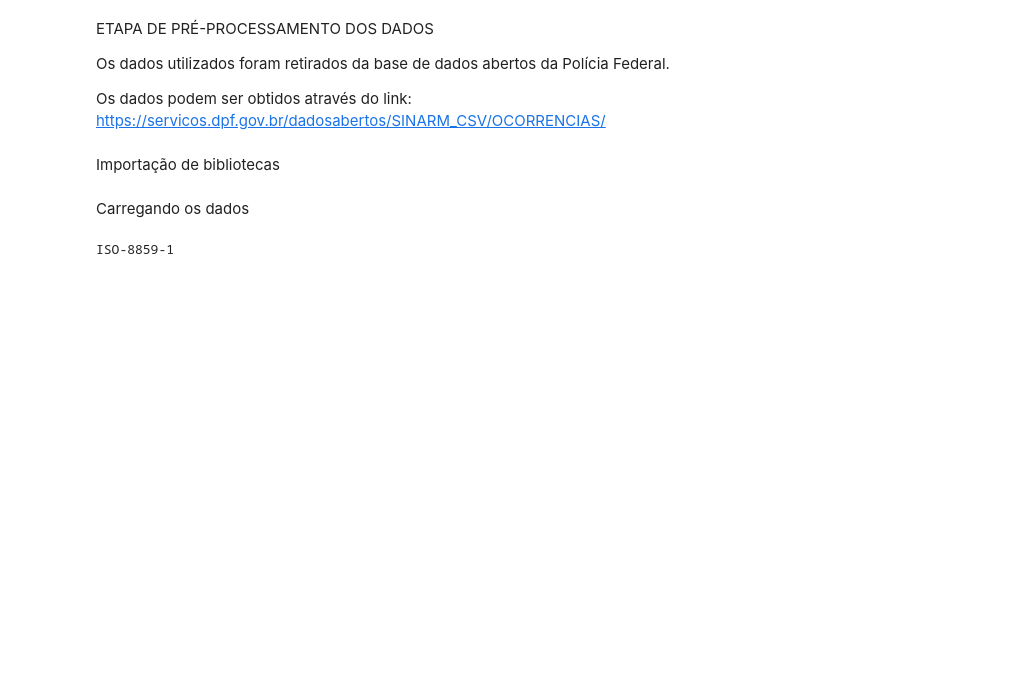
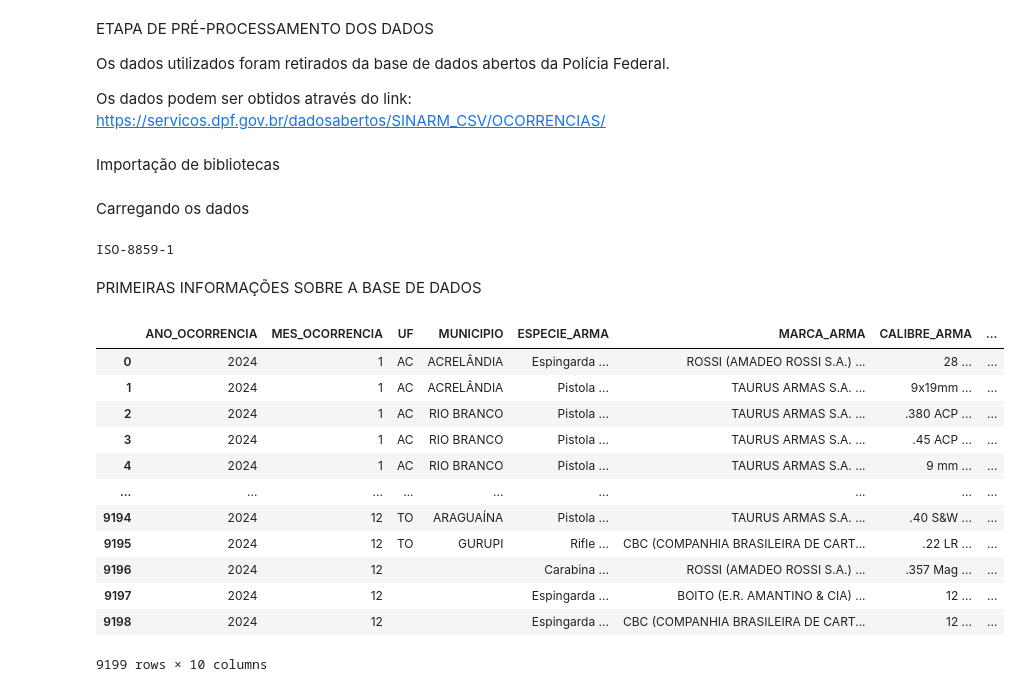
Before and after one commit to Victorferb/Minera-o-de-dados, a Jupyter notebook: pre-processamento.ipynb, the cells around one changed output. Cells and saved outputs as stored; diff of their text form; code cells hidden in the pictures; blank space fills up the shorter version.

```diff
--- a/pre-processamento.ipynb
+++ b/pre-processamento.ipynb
@@ -34,0 +38,18 @@ dados = pd.read_csv("OCORRENCIAS_2024_utf8.csv", encoding="utf-8", sep=";") #Sep
+# %% [markdown]
+PRIMEIRAS INFORMAÇÕES SOBRE A BASE DE DADOS
+# %%
+display(df)
+# %% [output]
+|  | ANO_OCORRENCIA | MES_OCORRENCIA | UF | MUNICIPIO | ESPECIE_ARMA | MARCA_ARMA | CALIBRE_ARMA | ... |
+| 0 | 2024 | 1 | AC | ACRELÂNDIA | Espingarda ... | ROSSI (AMADEO ROSSI S.A.) ... | 28 ... | ... |
+| 1 | 2024 | 1 | AC | ACRELÂNDIA | Pistola ... | TAURUS ARMAS S.A. ... | 9x19mm ... | ... |
+| 2 | 2024 | 1 | AC | RIO BRANCO | Pistola ... | TAURUS ARMAS S.A. ... | .380 ACP ... | ... |
+| 3 | 2024 | 1 | AC | RIO BRANCO | Pistola ... | TAURUS ARMAS S.A. ... | .45 ACP ... | ... |
+| 4 | 2024 | 1 | AC | RIO BRANCO | Pistola ... | TAURUS ARMAS S.A. ... | 9 mm ... | ... |
+| ... | ... | ... | ... | ... | ... | ... | ... | ... |
+| 9194 | 2024 | 12 | TO | ARAGUAÍNA | Pistola ... | TAURUS ARMAS S.A. ... | .40 S&W ... | ... |
+| 9195 | 2024 | 12 | TO | GURUPI | Rifle ... | CBC (COMPANHIA BRASILEIRA DE CART... | .22 LR ... | ... |
+| 9196 | 2024 | 12 |  |  | Carabina ... | ROSSI (AMADEO ROSSI S.A.) ... | .357 Mag ... | ... |
+| 9197 | 2024 | 12 |  |  | Espingarda ... | BOITO (E.R. AMANTINO & CIA) ... | 12 ... | ... |
+| 9198 | 2024 | 12 |  |  | Espingarda ... | CBC (COMPANHIA BRASILEIRA DE CART... | 12 ... | ... |
+9199 rows × 10 columns
```
Also changed, not shown: parts of 8 cells of this notebook.
